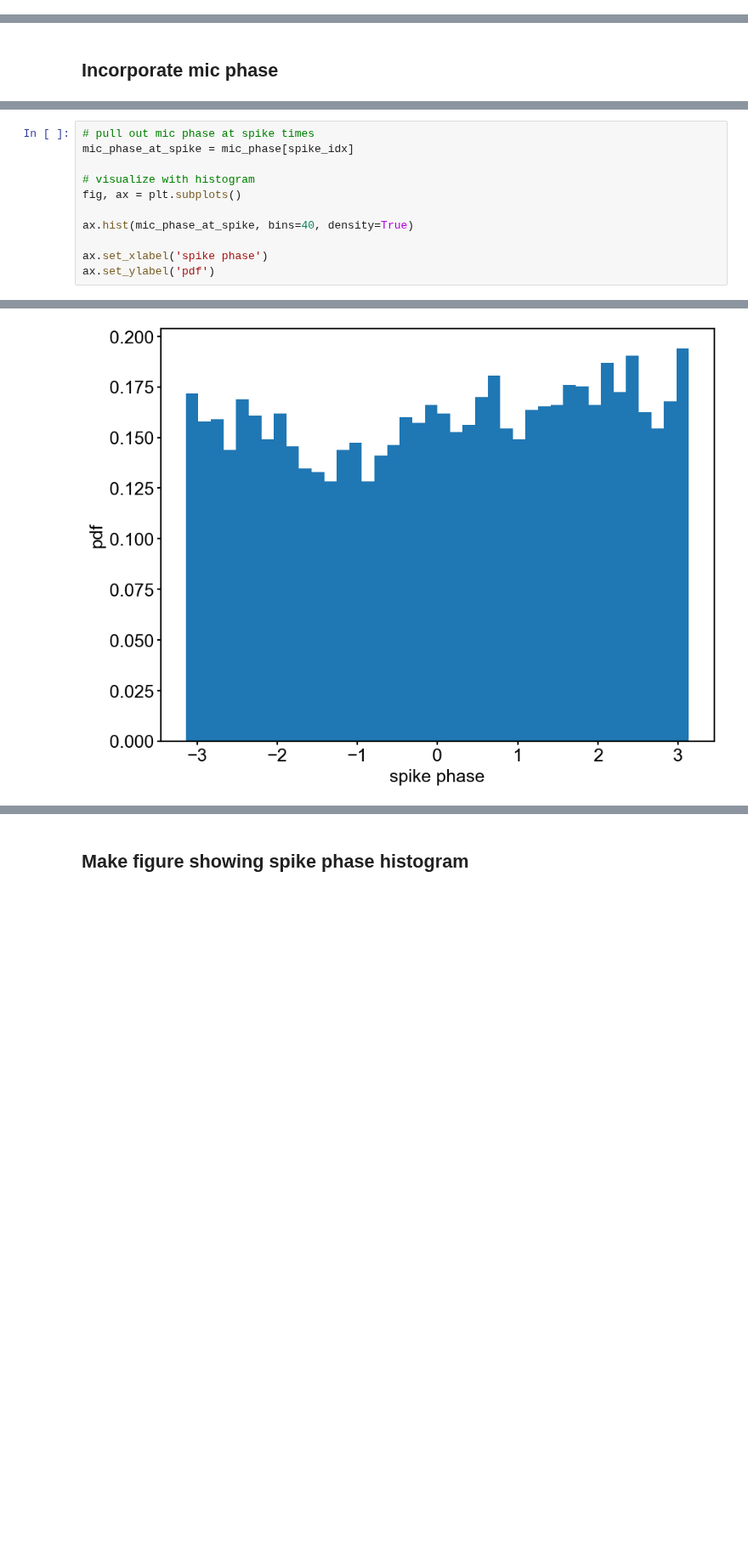
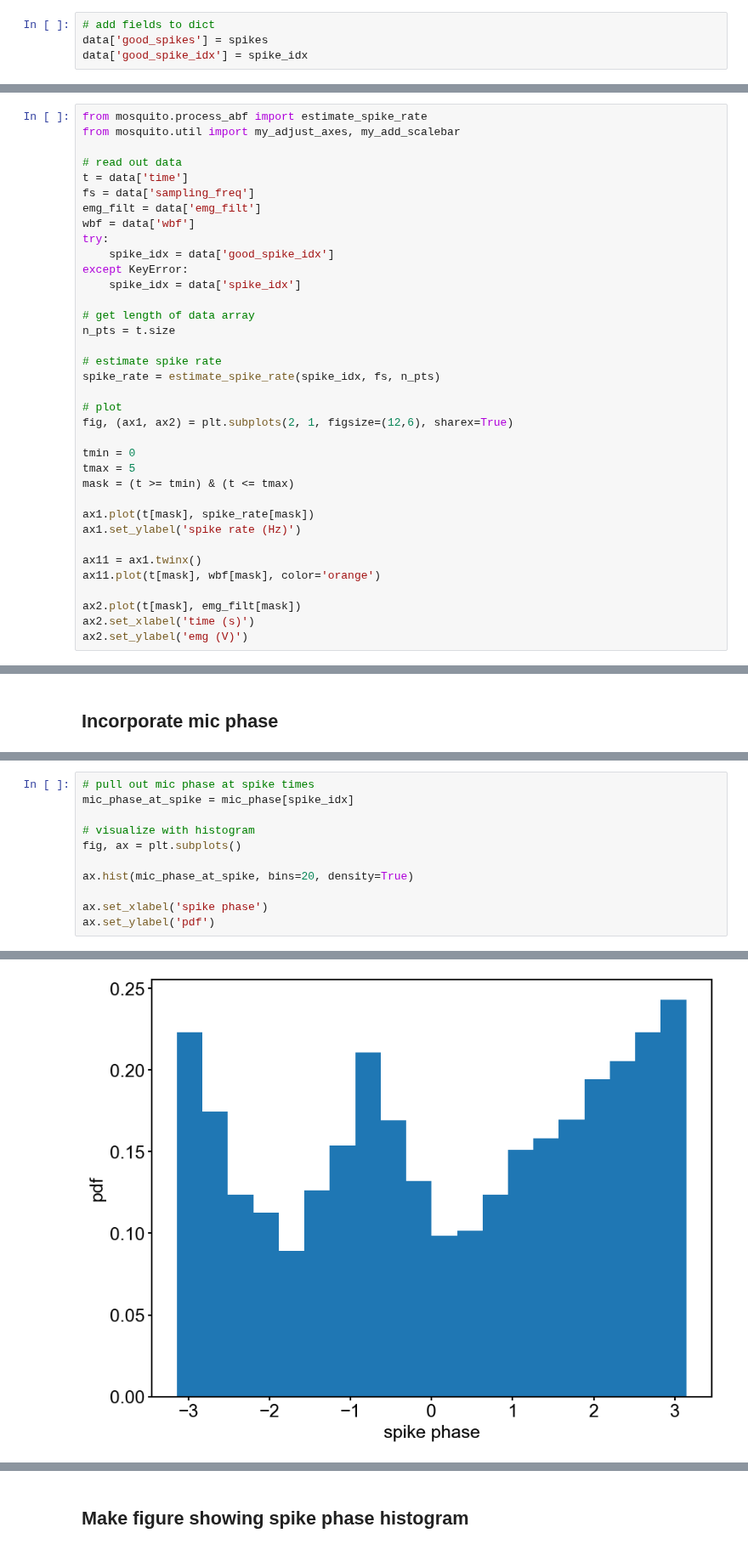
Before and after one commit to samcwhitehead/mosquito, a Jupyter notebook: scratch/b1_phase_analysis.ipynb, the cells around one changed output, grey strips where cells are left out. Shown at 85% size. Cells and saved outputs as stored; diff of their text form; blank space fills up the shorter version.

```diff
--- a/scratch/b1_phase_analysis.ipynb
+++ b/scratch/b1_phase_analysis.ipynb
@@ -100,0 +132,4 @@ Text(0, 0.5, 'emg (V)')
+# %%
+# add fields to dict
+data['good_spikes'] = spikes
+data['good_spike_idx'] = spike_idx
@@ -100,0 +187,36 @@ Text(0, 0.5, 'emg (V)')
+# %%
+from mosquito.process_abf import estimate_spike_rate
+from mosquito.util import my_adjust_axes, my_add_scalebar
+
+# read out data
+t = data['time']
+fs = data['sampling_freq']
+emg_filt = data['emg_filt']
+wbf = data['wbf']
+try:
+    spike_idx = data['good_spike_idx']
+except KeyError:
+    spike_idx = data['spike_idx']
+
+# get length of data array
+n_pts = t.size
+
+# estimate spike rate
+spike_rate = estimate_spike_rate(spike_idx, fs, n_pts)
+
+# plot
+fig, (ax1, ax2) = plt.subplots(2, 1, figsize=(12,6), sharex=True)
+
+tmin = 0
+tmax = 5
+mask = (t >= tmin) & (t <= tmax)
+
+ax1.plot(t[mask], spike_rate[mask])
+ax1.set_ylabel('spike rate (Hz)')
+
+ax11 = ax1.twinx()
+ax11.plot(t[mask], wbf[mask], color='orange')
+
+ax2.plot(t[mask], emg_filt[mask])
+ax2.set_xlabel('time (s)')
+ax2.set_ylabel('emg (V)')
@@ -121,14 +246,14 @@ plt.legend()
 # %%
 # pull out mic phase at spike times
 mic_phase_at_spike = mic_phase[spike_idx]
 
 # visualize with histogram
 fig, ax = plt.subplots()
 
-ax.hist(mic_phase_at_spike, bins=40, density=True)
+ax.hist(mic_phase_at_spike, bins=20, density=True)
 
 ax.set_xlabel('spike phase')
 ax.set_ylabel('pdf')
 # %% [output]
 Text(0, 0.5, 'pdf')
-[figure, old version]
+[figure, new version]
```
Also changed, not shown: parts of 22 cells of this notebook, 13 other files.
